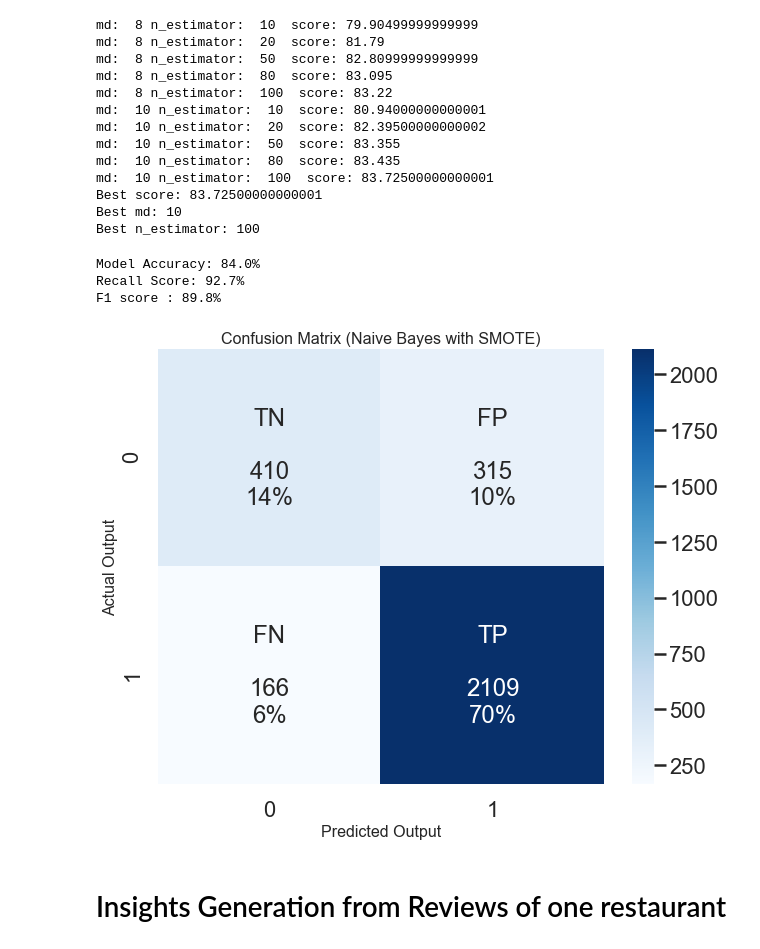
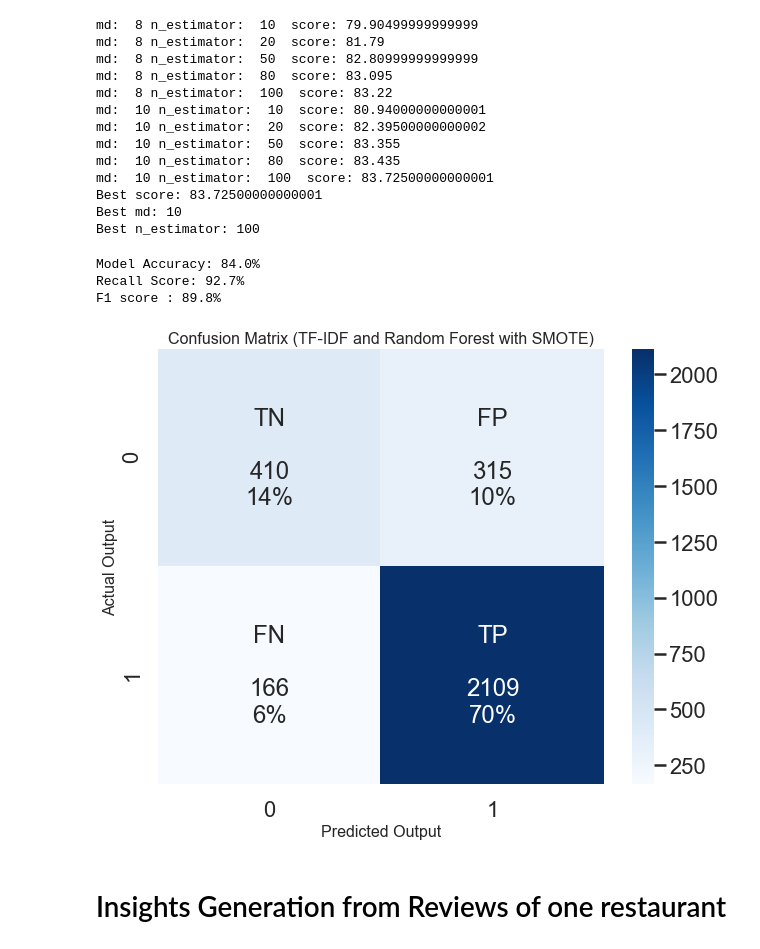
Before and after one commit to bibekm/Yelp_Restaurant_Reviews, a Jupyter notebook: Project Code.ipynb, the cells around one changed output. Drawn from its saved outputs; the diff is of its cells as text; code cells hidden in the pictures.

```diff
--- a/Yelp Restaurant Reviews Classification & Topic Recognition Project Code.ipynb
+++ b/Project Code.ipynb
@@ -429,7 +434,7 @@ Best min_df: 0.0001
 # %%
 # Build the base model using the best hyper-parameters
 
-best_min_df = 0.001
+best_min_df = 0.0001
 best_alpha = 1
 
 sm = SMOTE(random_state=42)
@@ -1099,33 +1105,33 @@ y_pred_full = rf_classifier.predict(X_test_full_vect)
 # %%
 # Determine test set accuracy and f1 score on this fold using the true y labels and predicted y labels
 print("\nModel Accuracy: {:.1f}%".format(accuracy_score(y_test_full, y_pred_full) * 100))
 print("Recall Score: {:.1f}%".format(recall_score(y_test_full, y_pred_full) * 100))
 print("F1 score : {:.1f}%".format(f1_score(y_test_full, y_pred_full) * 100))
 # print("\nConfusion Matrix: \n {}".format(confusion_matrix(y_test_full, y_pred_full)))
 
 # Printing the Confusion Matrix
 cm = confusion_matrix(y_test_full, y_pred_full)
 group_names = ['TN','FP','FN','TP']
 group_counts = ["{0:0.0f}".format(value) for value in
                 cm.flatten()]
 group_percentages = ["{0:.0%}".format(value) for value in
                      cm.flatten()/np.sum(cm)]
 labels = [f"{v1}\n\n{v2}\n{v3}" for v1, v2, v3 in
           zip(group_names,group_counts,group_percentages)]
 labels = np.asarray(labels).reshape(2,2)
 plt.figure(figsize=(10, 8))
-plt.title('Confusion Matrix (Naive Bayes with SMOTE)', size=16)
+plt.title('Confusion Matrix (TF-IDF and Random Forest with SMOTE)', size=16)
 # plt.xlabel('Predicted Label',fontsize=14)
 # plt.ylabel('Actual Label',fontsize=14)
 cm_plot = sns.heatmap(cm, annot=labels, fmt='', cmap='Blues')
 cm_plot.set_xlabel('Predicted Output',fontsize=16)
 cm_plot.set_ylabel('Actual Output',fontsize=16)
 plt.show(cm_plot)
 # %% [output]
 Model Accuracy: 84.0%
 Recall Score: 92.7%
 F1 score : 89.8%
-[figure, old version]
+[figure, new version]
 # %% [markdown]
 # Insights Generation from Reviews of one restaurant
 # %% [markdown]
```
Also changed, not shown: parts of 14 cells of this notebook, 4 other files.
